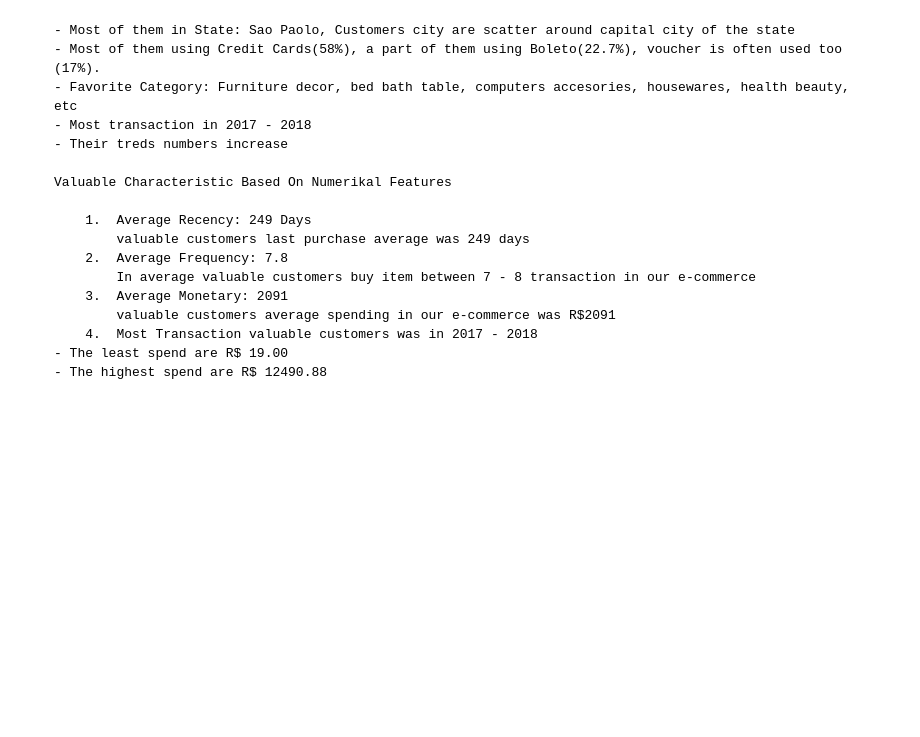
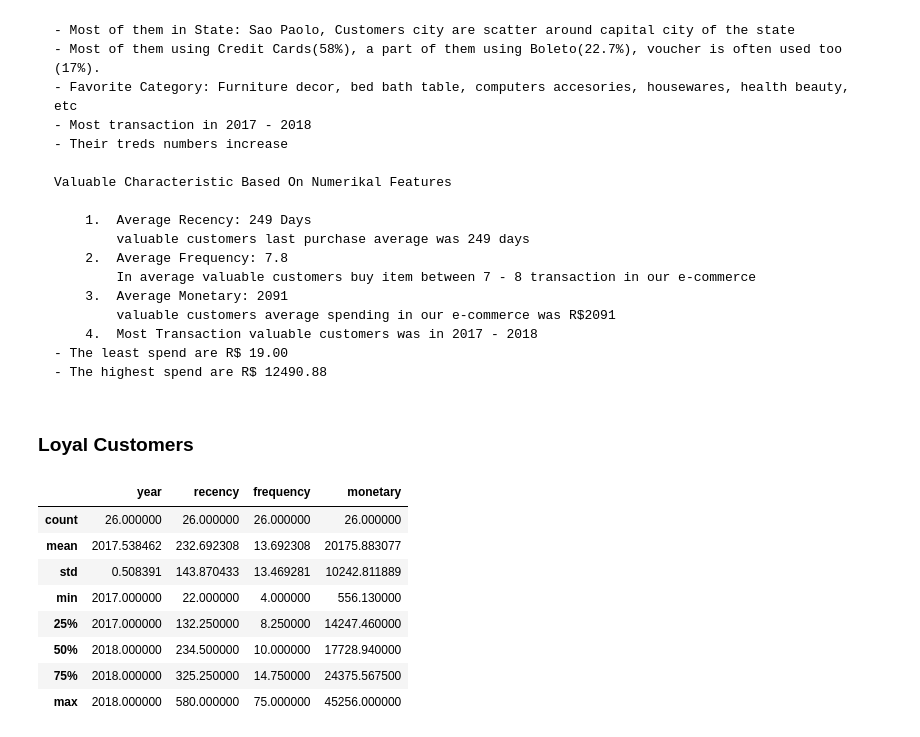
Before and after one commit to Faroja/Olist-Customers-Segementation, a Jupyter notebook: Analysis_Segmentation.ipynb, the cells around one changed output. Saved outputs shown, nothing was run; the diff lists cells and outputs as text; code cells hidden in the pictures; blank space fills up the shorter version.

Commit message:
Customers segment analysis done

```diff
--- a/Analysis_Segmentation.ipynb
+++ b/Analysis_Segmentation.ipynb
@@ -876,3 +876,20 @@ fig.show()
         4.  Most Transaction valuable customers was in 2017 - 2018
     - The least spend are R$ 19.00
     - The highest spend are R$ 12490.88
+# %% [markdown]
+### **Loyal Customers**
+# %%
+# Numerikal Features Analysis
+
+loyal=segment[segment['k_means_segment'] == 'loyal']
+loyal.describe()
+# %% [output]
+|  | year | recency | frequency | monetary |
+| count | 26.000000 | 26.000000 | 26.000000 | 26.000000 |
+| mean | 2017.538462 | 232.692308 | 13.692308 | 20175.883077 |
+| std | 0.508391 | 143.870433 | 13.469281 | 10242.811889 |
+| min | 2017.000000 | 22.000000 | 4.000000 | 556.130000 |
+| 25% | 2017.000000 | 132.250000 | 8.250000 | 14247.460000 |
+| 50% | 2018.000000 | 234.500000 | 10.000000 | 17728.940000 |
+| 75% | 2018.000000 | 325.250000 | 14.750000 | 24375.567500 |
+| max | 2018.000000 | 580.000000 | 75.000000 | 45256.000000 |
```
Also changed, not shown: parts of 42 cells of this notebook, 1 other file.
